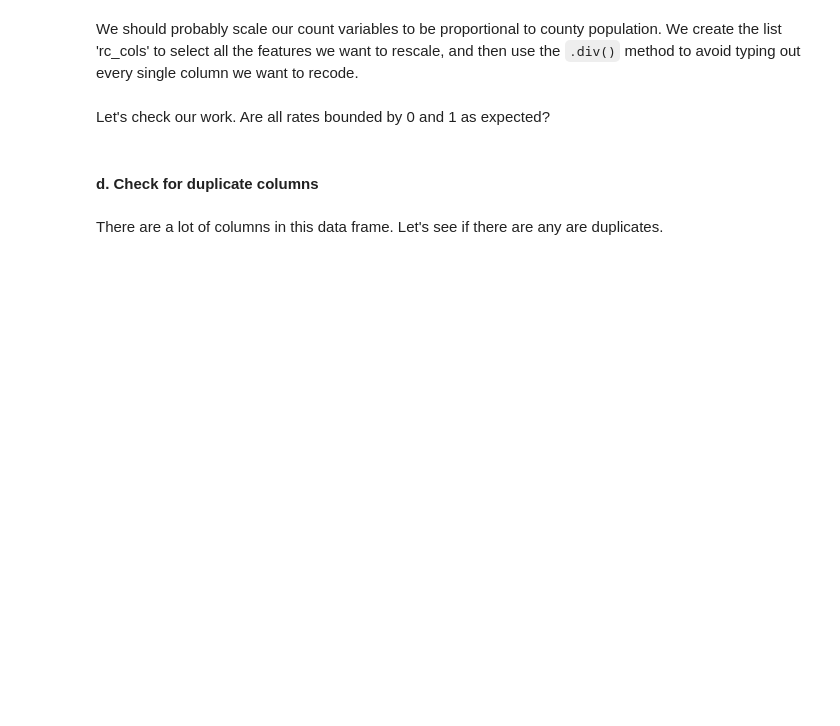
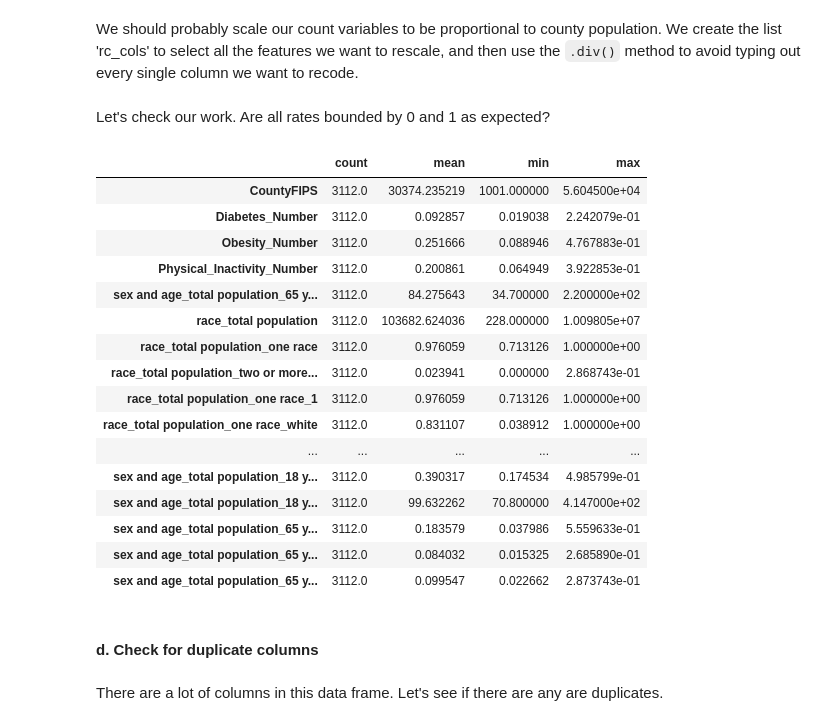
Before and after one commit to aramburoc/CSS_Project2_Group1, a Jupyter notebook: Project 2 Students.ipynb, the cells around one changed output. Drawn from its saved outputs; the diff is of its cells as text; code cells hidden in the pictures; blank space fills up the shorter version.

```diff
--- a/Project 2 Students.ipynb
+++ b/Project 2 Students.ipynb
@@ -93,11 +157,30 @@ Let's check our work. Are all rates bounded by 0 and 1 as expected?
 # %%
 pd.set_option('display.max_columns', None)
 # inspect recoded values
-diabetes_summary = ______.describe().transpose() # note we use the transpose method rather than .T because this object is not a numpy array
+diabetes_summary = diabetes.describe().transpose() # note we use the transpose method rather than .T because this object is not a numpy array
 
 # check recoding
 with pd.option_context('display.max_rows', 100, 'display.max_columns', None):
-    display(diabetes_summary.iloc[ : ,[0,1,3,7]]) # select which columns in the summary table we want to present
+    display(diabetes_summary.iloc[ : ,[0,1,3,7]])
+    # select which columns in the summary table we want to present
+# %% [output]
+|  | count | mean | min | max |
+| CountyFIPS | 3112.0 | 30374.235219 | 1001.000000 | 5.604500e+04 |
+| Diabetes_Number | 3112.0 | 0.092857 | 0.019038 | 2.242079e-01 |
+| Obesity_Number | 3112.0 | 0.251666 | 0.088946 | 4.767883e-01 |
+| Physical_Inactivity_Number | 3112.0 | 0.200861 | 0.064949 | 3.922853e-01 |
+| sex and age_total population_65 y... | 3112.0 | 84.275643 | 34.700000 | 2.200000e+02 |
+| race_total population | 3112.0 | 103682.624036 | 228.000000 | 1.009805e+07 |
+| race_total population_one race | 3112.0 | 0.976059 | 0.713126 | 1.000000e+00 |
+| race_total population_two or more... | 3112.0 | 0.023941 | 0.000000 | 2.868743e-01 |
+| race_total population_one race_1 | 3112.0 | 0.976059 | 0.713126 | 1.000000e+00 |
+| race_total population_one race_white | 3112.0 | 0.831107 | 0.038912 | 1.000000e+00 |
+| ... | ... | ... | ... | ... |
+| sex and age_total population_18 y... | 3112.0 | 0.390317 | 0.174534 | 4.985799e-01 |
+| sex and age_total population_18 y... | 3112.0 | 99.632262 | 70.800000 | 4.147000e+02 |
+| sex and age_total population_65 y... | 3112.0 | 0.183579 | 0.037986 | 5.559633e-01 |
+| sex and age_total population_65 y... | 3112.0 | 0.084032 | 0.015325 | 2.685890e-01 |
+| sex and age_total population_65 y... | 3112.0 | 0.099547 | 0.022662 | 2.873743e-01 |
 # %% [markdown]
 #### d. Check for duplicate columns
 # %% [markdown]
```
Also changed, not shown: parts of 22 cells of this notebook.
